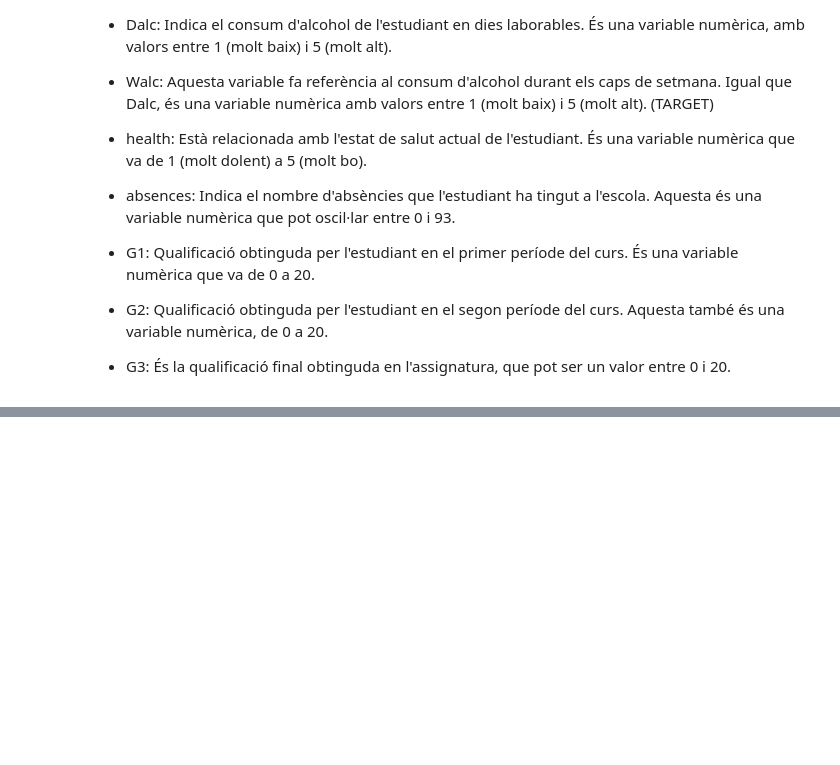
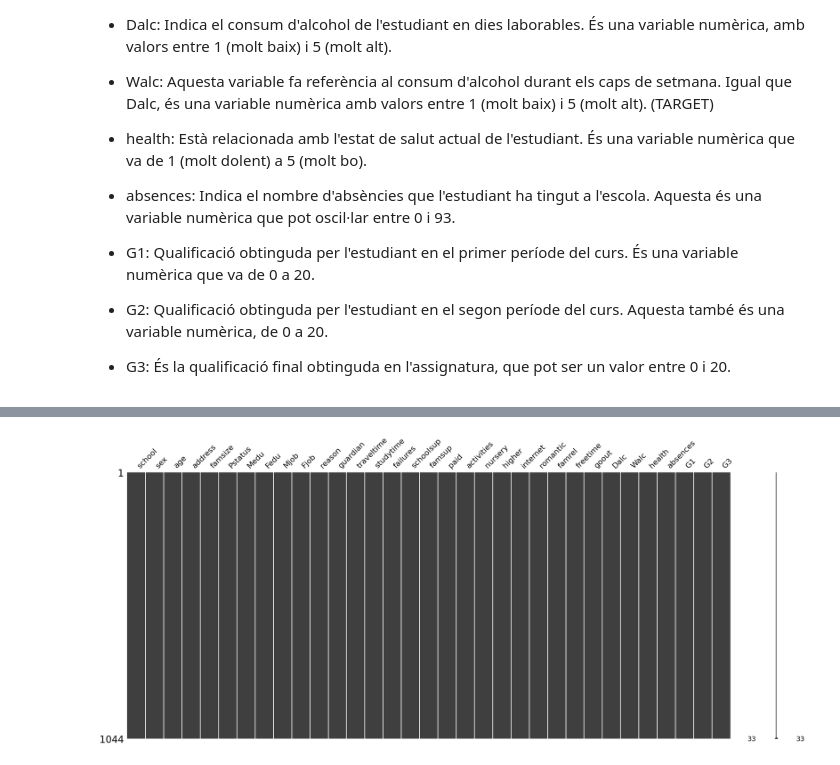
Before and after one commit to NIU1681519/CasKaggleStudentAlcoholConsumption, a Jupyter notebook: StudentAlcoholConsumption.ipynb, the cells around one changed output, grey strips where cells are left out. Saved outputs shown, nothing was run; the diff lists cells and outputs as text; code cells hidden in the pictures; blank space fills up the shorter version.

```diff
--- a/StudentAlcoholConsumption.ipynb
+++ b/StudentAlcoholConsumption.ipynb
@@ -236,0 +277,5 @@ None
+# %%
+msno.matrix(dataset)
+plt.show()
+# %% [output]
+[figure, added]
```
Also changed, not shown: parts of 7 cells of this notebook.
